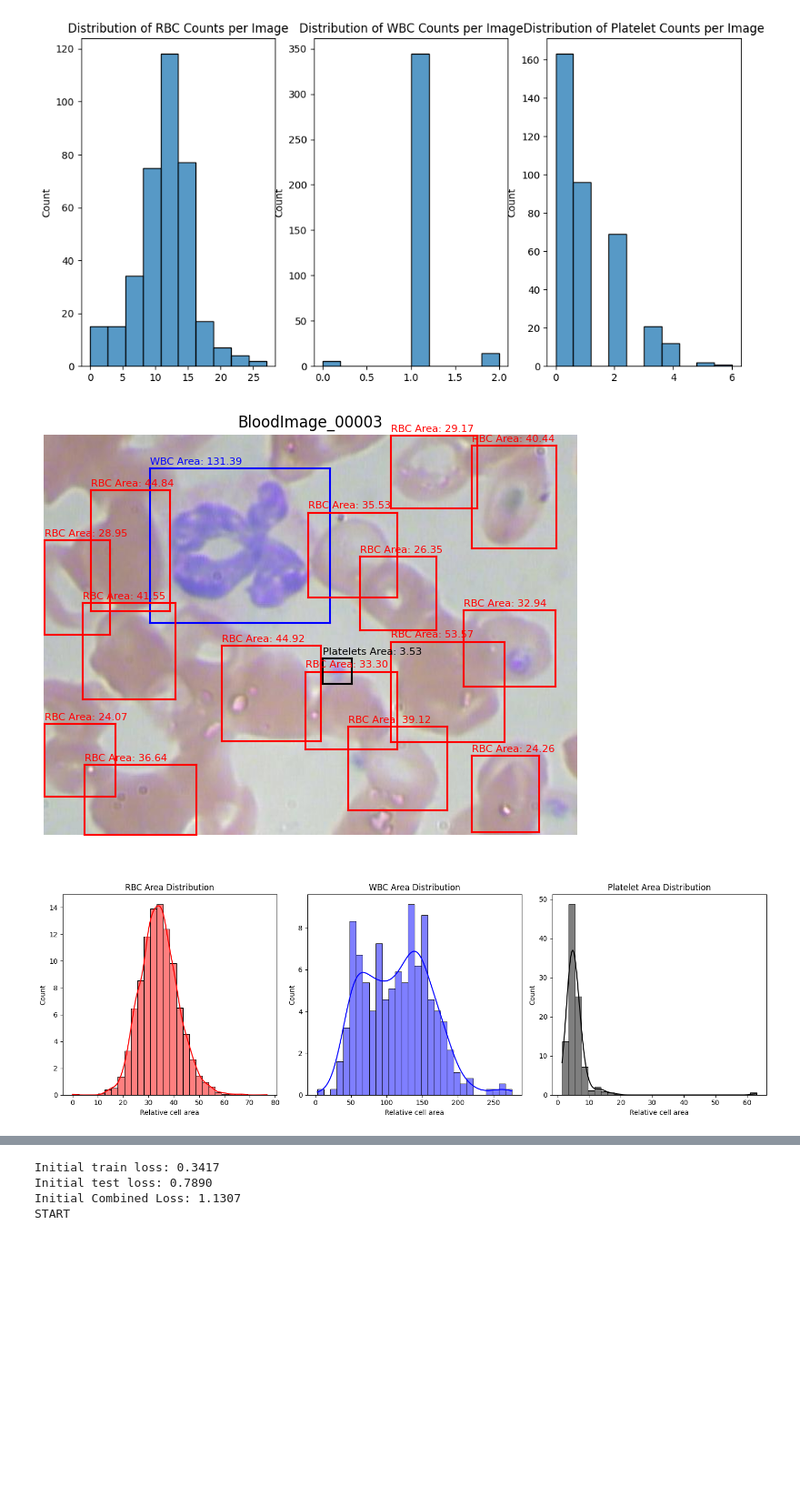
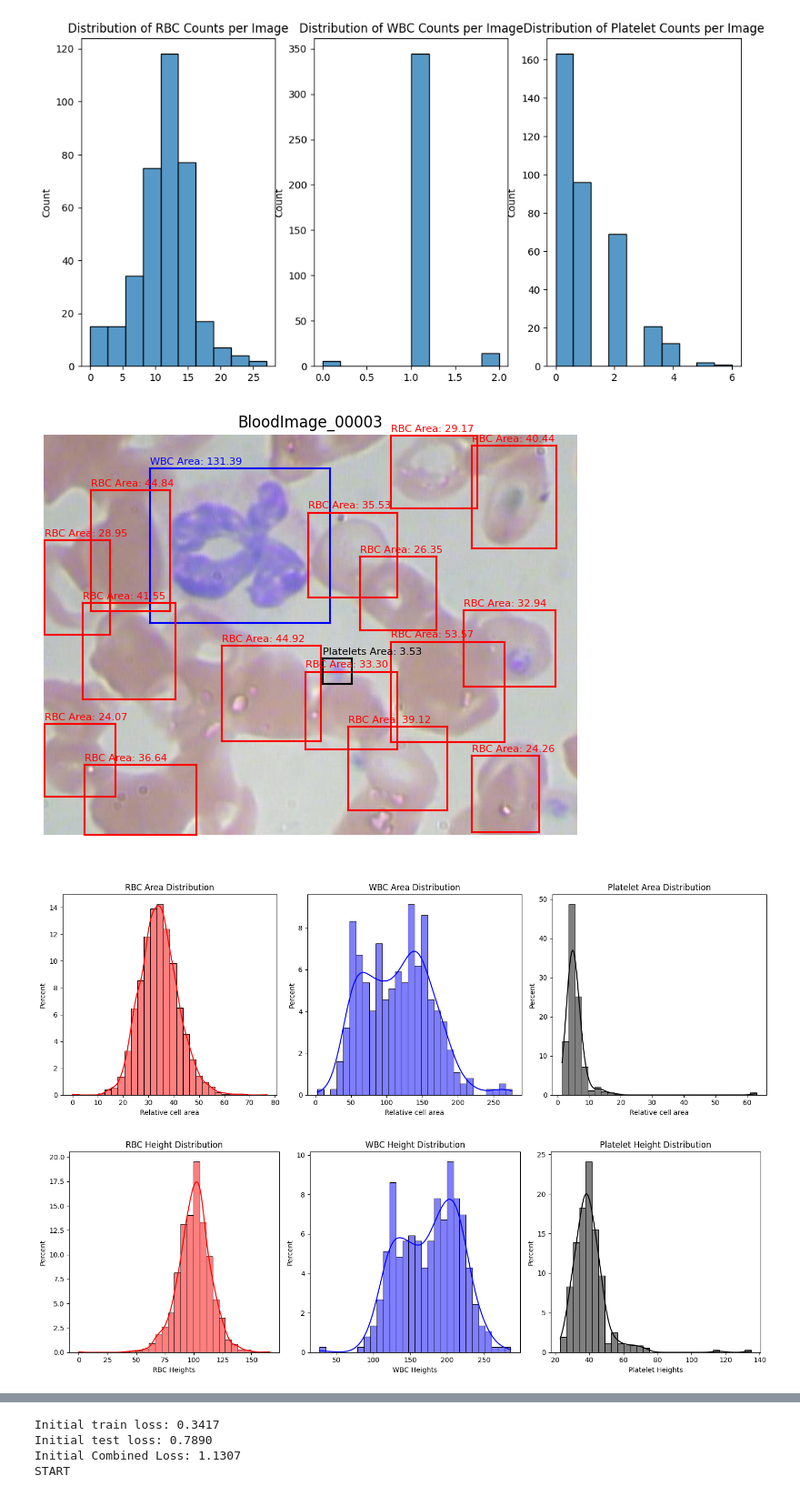
Before and after one commit to janscode33/bccd_object_detection, a Jupyter notebook: notebooks/explore_data.ipynb, the cells around one changed output, grey strips where cells are left out. Shown at 91% size. Cells and saved outputs as stored; diff of their text form; code cells hidden in the pictures; blank space fills up the shorter version.

```diff
--- a/notebooks/explore_data.ipynb
+++ b/notebooks/explore_data.ipynb
@@ -94,16 +94,18 @@ Images with no Platelets: 163
 Text(0.5, 1.0, 'Distribution of Platelet Counts per Image')
 [figure]
 # %%
-# EDA on cell sizes
+# EDA on cell sizes, widths and heights
 
 
 jpg_dir = '../data/BCCD/JPEGImages/'
 jpgs_in_jpg_dir = sorted([f for f in os.listdir(jpg_dir) if f.endswith(".jpg")])
 sizes_dict = {}
+lengths_dict = {}
 ix = 0
 for entry in xml_data:
     blood_image_name = list(entry.keys())[0]
     sizes_dict[blood_image_name] = {"RBC":[], "WBC":[], "Platelets":[]}
+    lengths_dict[blood_image_name] = {"RBC":[], "WBC":[], "Platelets":[]}
     filename = blood_image_name+".jpg"
     filename = os.path.join(jpg_dir, filename)
 
@@ -127,8 +129,11 @@ for entry in xml_data:
             pt2 = (xmin, ymax)
             pt3 = (xmax, ymin)
             pt4 = (xmax, ymax)
-            area = (xmax - xmin) * (ymax - ymin)/(image.width*image.height)
+            cell_width = abs(xmax-xmin)
+            cell_height = abs(ymax-ymin)
+            area = (cell_width * cell_height)/(image.width*image.height)
             sizes_dict[blood_image_name][cell_type].append(area)
+            lengths_dict[blood_image_name][cell_type].append([cell_width, cell_height])
             if ix == 3:
                 if cell_type == "RBC":
                     color = 'red'
@@ -145,12 +150,21 @@ for entry in xml_data:
         except KeyError:
             pass
     ix+=1
-i = 0
+
 all_rbc_areas = []
 all_wbc_areas = []
 all_platelet_areas = []
 
+all_rbc_widths = []
+all_rbc_heights = []
+all_wbc_widths = []
+all_wbc_heights = []
+all_platelet_widths = []
+all_platelet_heights = []
+
+ix = 0
 for key, item in sizes_dict.items():
+    length_dict_entry = lengths_dict[key]
     rbc_areas = item['RBC']
     rbc_areas = [i*1000 for i in rbc_areas] # mult by 1000 just for readibility
     wbc_areas = item['WBC']
@@ -158,33 +172,102 @@ for key, item in sizes_dict.items():
     platelet_areas = item['Platelets']
     platelet_areas = [i*1000 for i in platelet_areas] # mult by 1000 just for readibility
     all_rbc_areas.extend(rbc_areas)
     all_wbc_areas.extend(wbc_areas)
     all_platelet_areas.extend(platelet_areas)
 
+    rbc_dims = length_dict_entry['RBC']
+    rbc_widths = [x[0] for x in rbc_dims]
+    rbc_heights = [x[1] for x in rbc_dims]
+
+    wbc_dims = length_dict_entry['WBC']
+    wbc_widths = [x[0] for x in wbc_dims]
+    wbc_heights = [x[1] for x in wbc_dims]
+
+    plat_dims = length_dict_entry['Platelets']
+    plat_widths = [x[0] for x in plat_dims]
+    plat_heights = [x[1] for x in plat_dims]
+
+    all_rbc_widths.extend(rbc_widths)
+    all_rbc_heights.extend(rbc_heights)
+    all_wbc_widths.extend(wbc_widths)
+    all_wbc_heights.extend(wbc_heights)
+    all_platelet_widths.extend(plat_widths)
+    all_platelet_heights.extend(plat_heights)
+    ix+=1
+
 
 # Plot the distribution of cell areas by type
 plt.figure(figsize=(15, 5))
 
 plt.subplot(1, 3, 1)
 sns.histplot(np.asarray(all_rbc_areas), bins=30, kde=True, color='red', stat='percent')
 plt.title('RBC Area Distribution')
 plt.xlabel('Relative cell area')
-plt.ylabel('Count')
+plt.ylabel('Percent')
 
 plt.subplot(1, 3, 2)
 sns.histplot(np.asarray(all_wbc_areas), bins=30, kde=True, color='blue', stat = 'percent')
 plt.title('WBC Area Distribution')
 plt.xlabel('Relative cell area')
-plt.ylabel('Count')
+plt.ylabel('Percent')
 
 plt.subplot(1, 3, 3)
 sns.histplot(np.asarray(all_platelet_areas), bins=30, kde=True, color='black', stat='percent')
 plt.title('Platelet Area Distribution')
 plt.xlabel('Relative cell area')
-plt.ylabel('Count')
+plt.ylabel('Percent')
 
 plt.tight_layout()
 plt.show()
+
+#Plot the distribution of cell heights
+plt.figure(figsize=(15, 5))
+
+plt.subplot(1, 3, 1)
+sns.histplot(np.asarray(all_rbc_heights), bins=30, kde=True, color='red', stat='percent')
+plt.title('RBC Height Distribution')
+plt.xlabel('RBC Heights')
+plt.ylabel('Percent')
+
+plt.subplot(1, 3, 2)
+sns.histplot(np.asarray(all_wbc_heights), bins=30, kde=True, color='blue', stat = 'percent')
+plt.title('WBC Height Distribution')
+plt.xlabel('WBC Heights')
+plt.ylabel('Percent')
+
+plt.subplot(1, 3, 3)
+sns.histplot(np.asarray(all_platelet_heights), bins=30, kde=True, color='black', stat='percent')
+plt.title('Platelet Height Distribution')
+plt.xlabel('Platelet Heights')
+plt.ylabel('Percent')
+
+plt.tight_layout()
+plt.show()
+
+#Plot the distribution of cell heights
+plt.figure(figsize=(15, 5))
+
+plt.subplot(1, 3, 1)
+sns.histplot(np.asarray(all_rbc_widths), bins=30, kde=True, color='red', stat='percent')
+plt.title('RBC Width Distribution')
+plt.xlabel('RBC Widths')
+plt.ylabel('Percent')
+
+plt.subplot(1, 3, 2)
+sns.histplot(np.asarray(all_wbc_widths), bins=30, kde=True, color='blue', stat = 'percent')
+plt.title('WBC Width Distribution')
+plt.xlabel('WBC Widths')
+plt.ylabel('Percent')
+
+plt.subplot(1, 3, 3)
+sns.histplot(np.asarray(all_platelet_widths), bins=30, kde=True, color='black', stat='percent')
+plt.title('Platelet Width Distribution')
+plt.xlabel('Platelet Widths')
+plt.ylabel('Percent')
+
+plt.tight_layout()
+plt.show()
 # %% [output]
 [figure]
 [figure]
+[figure, added]
```
Also changed, not shown: parts of 1 cell of this notebook, 1 other file.
